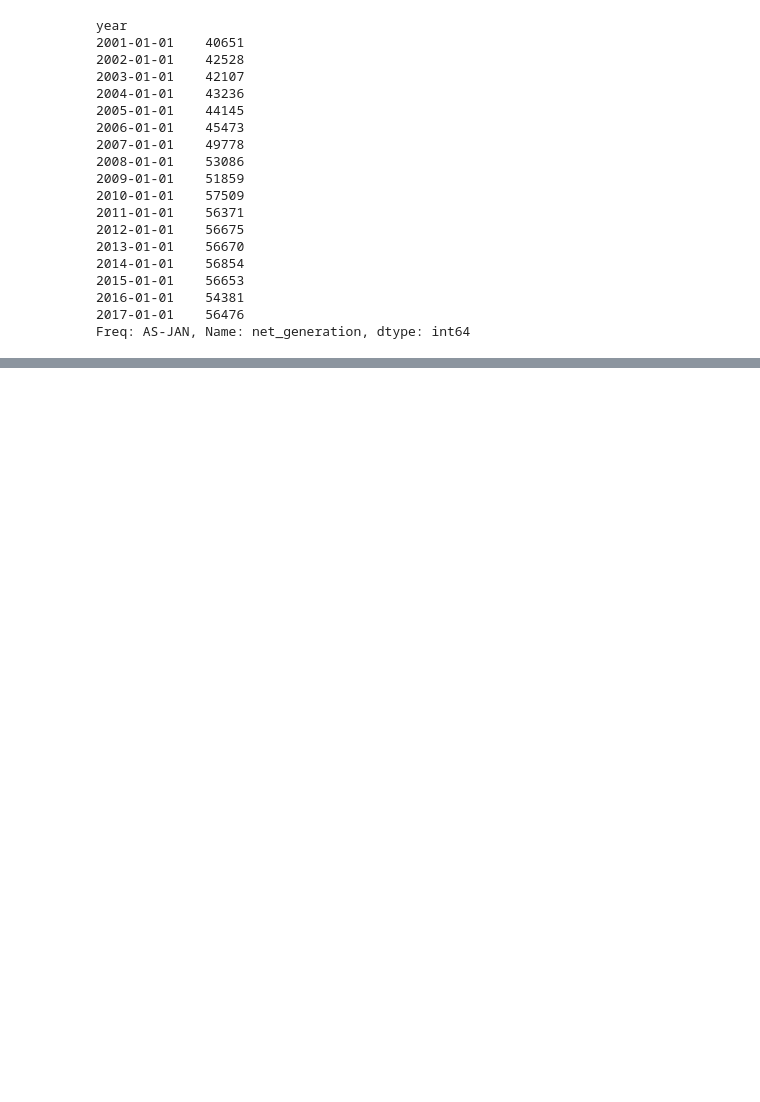
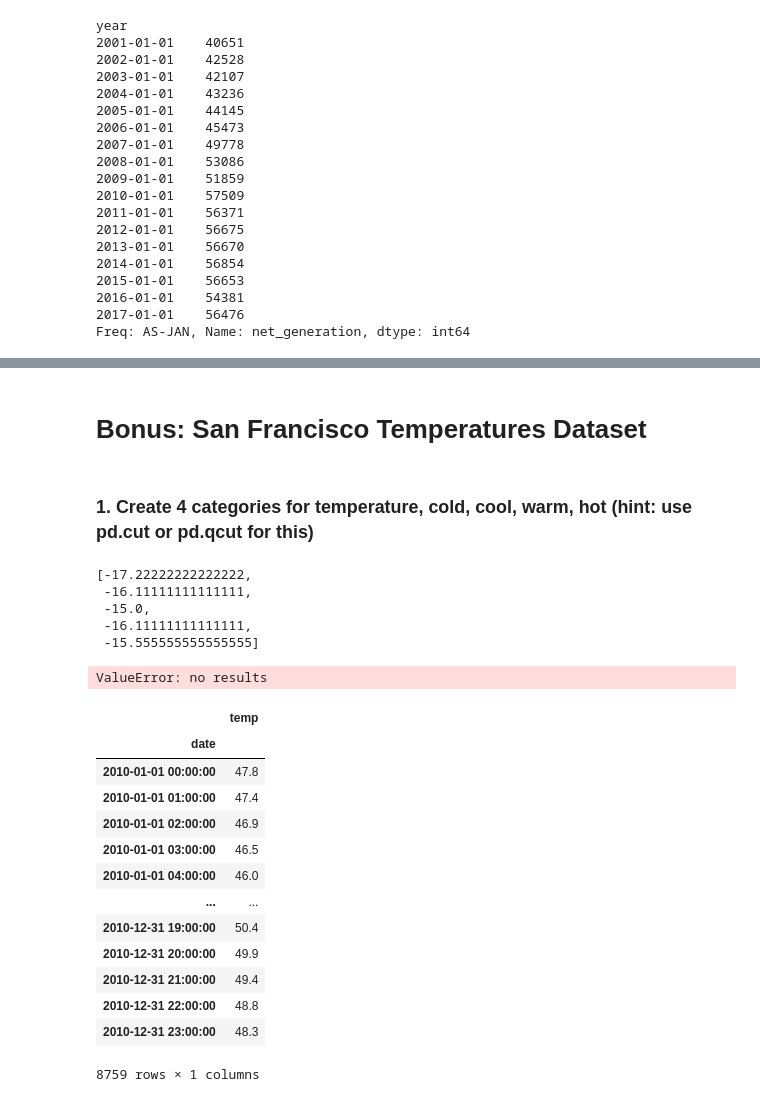
Before and after one commit to brentschriver/time-series-exercises, a Jupyter notebook: vega-datasets-exercises.ipynb, the cells around one changed output, grey strips where cells are left out. Cells and saved outputs as stored; diff of their text form; code cells hidden in the pictures; blank space fills up the shorter version.

```diff
--- a/vega-datasets-exercises.ipynb
+++ b/vega-datasets-exercises.ipynb
@@ -494,0 +520,6 @@ Freq: AS-JAN, Name: net_generation, dtype: int64
+# %% [markdown]
+# Bonus: San Francisco Temperatures Dataset
+# %% [markdown]
+### 1. Create 4 categories for temperature, cold, cool, warm, hot (hint: use pd.cut or pd.qcut for this)
+# %%
+sf = data.sf_temps()  # hot: 35, cold: -5, cool: 15, warm:25
@@ -494,0 +531,29 @@ Freq: AS-JAN, Name: net_generation, dtype: int64
+# %%
+convert_f_to_c([1,3,5,3,4])
+# %% [output]
+[-17.22222222222222,
+ -16.11111111111111,
+ -15.0,
+ -16.11111111111111,
+ -15.555555555555555]
+# %%
+sf.temp.apply(convert_f_to_c(sf.temp))
+# %% [output]
+ValueError: no results
+# %%
+sf.set_index('date').sort_index()
+# %% [output]
+|  | temp |
+| date |  |
+| 2010-01-01 00:00:00 | 47.8 |
+| 2010-01-01 01:00:00 | 47.4 |
+| 2010-01-01 02:00:00 | 46.9 |
+| 2010-01-01 03:00:00 | 46.5 |
+| 2010-01-01 04:00:00 | 46.0 |
+| ... | ... |
+| 2010-12-31 19:00:00 | 50.4 |
+| 2010-12-31 20:00:00 | 49.9 |
+| 2010-12-31 21:00:00 | 49.4 |
+| 2010-12-31 22:00:00 | 48.8 |
+| 2010-12-31 23:00:00 | 48.3 |
+8759 rows × 1 columns
```
Also changed, not shown: parts of 8 cells of this notebook.
